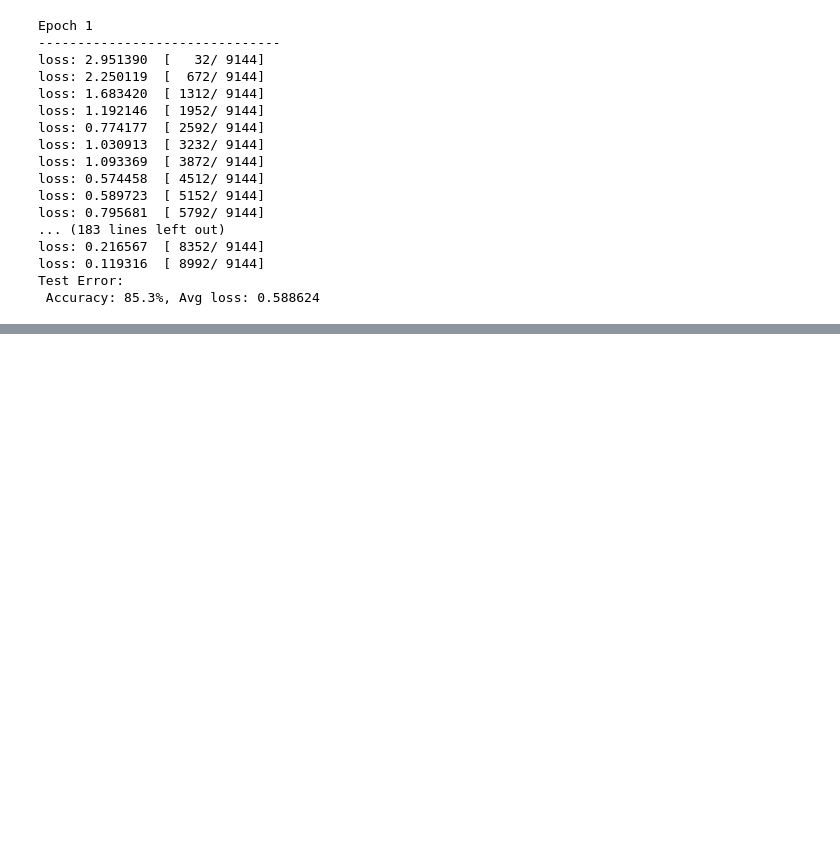
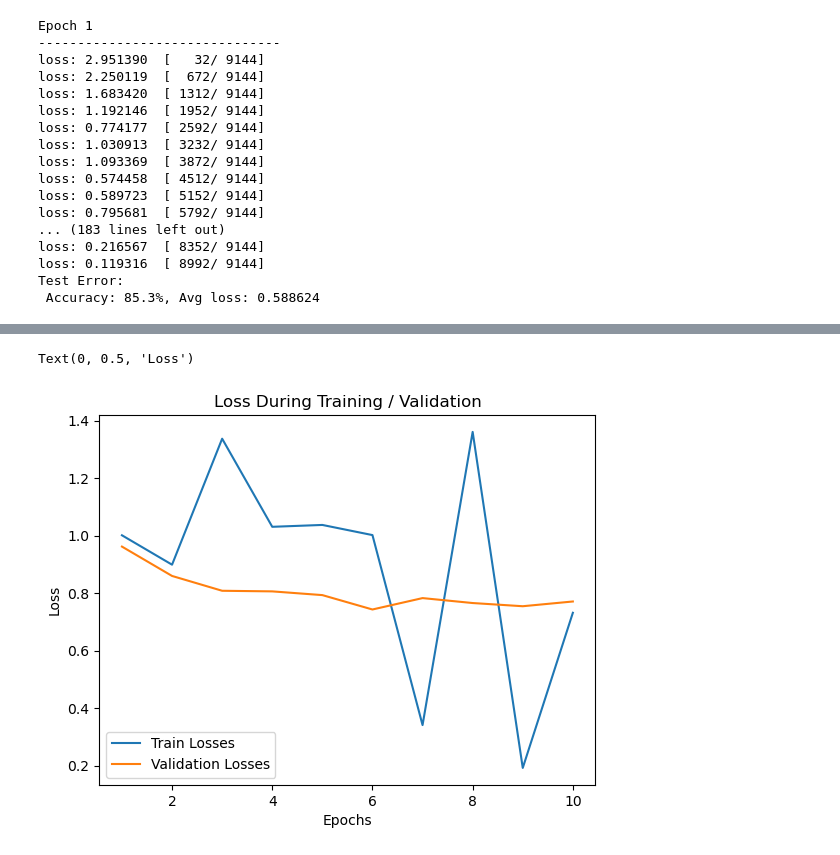
Before and after one commit to hyounce/Deep-Learning, a Jupyter notebook: Assignments/HYounce_A2.ipynb, the cells around one changed output, grey strips where cells are left out. Cells and saved outputs as stored; diff of their text form; code cells hidden in the pictures; blank space fills up the shorter version.

```diff
--- a/Assignments/HYounce_A2.ipynb
+++ b/Assignments/HYounce_A2.ipynb
@@ -287,0 +346,10 @@ class MyCNN3(Module):
+# %%
+# Save model
+device = torch.device("cuda:0" if torch.cuda.is_available() else "cpu")
+model = ResNet(num_classes=18)
+model = model.to(device)
+model.load_state_dict(torch.load("resnet.pth"))
+
+# Test model
+model.eval()
+test_loop(test_dataloader, model, loss_fn)
@@ -287,0 +393,21 @@ class MyCNN3(Module):
+# %%
+# Train Model 2
+model = EfficientNet(num_classes=18)
+model = model.to(device)
+optimizer = optim.Adam(model.parameters(), lr=0.005)
+loss_fn = nn.CrossEntropyLoss()
+
+# Track losses to plot later
+train_losses = []
+val_losses = []
+
+# Train for 10 epochs
+epochs = 10
+for t in range(epochs):
+    print(f"Epoch {t+1}\n-------------------------------")
+    model.train()
+    train_losses.append(train_loop(train_dataloader, model, loss_fn, optimizer))
+    model.eval()
+    val_losses.append(test_loop(val_dataloader, model, loss_fn))
+
+model1 = torch.save(model.state_dict(), "efficientnet.pth")
@@ -287,0 +446,14 @@ class MyCNN3(Module):
+# %%
+# Plot Loss of Model 3
+epochs = list(range(1,11))
+t_losses = [tensor.item() for tensor in train_losses]
+
+plt.plot(epochs, t_losses, label="Train Losses")
+plt.plot(epochs, val_losses, label="Validation Losses")
+plt.legend()
+plt.title("Loss During Training / Validation")
+plt.xlabel("Epochs")
+plt.ylabel("Loss")
+# %% [output]
+Text(0, 0.5, 'Loss')
+[figure, added]
```
Also changed, not shown: parts of 18 cells of this notebook.
